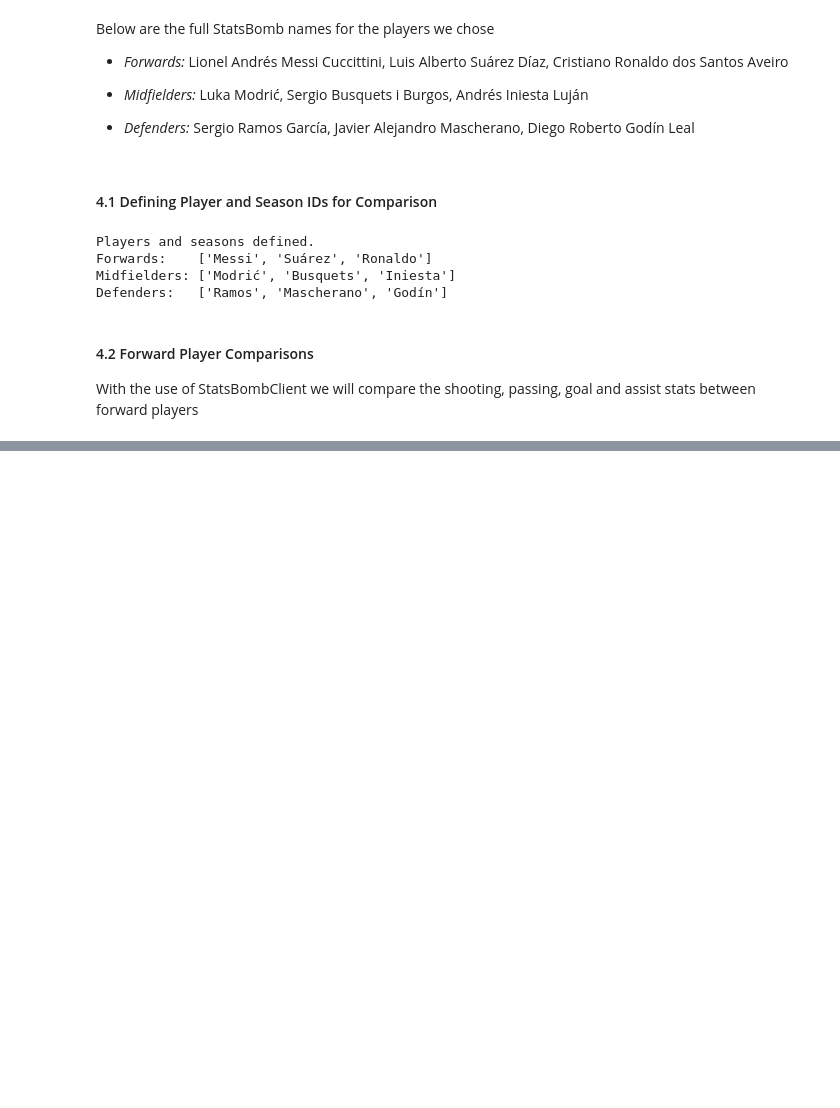
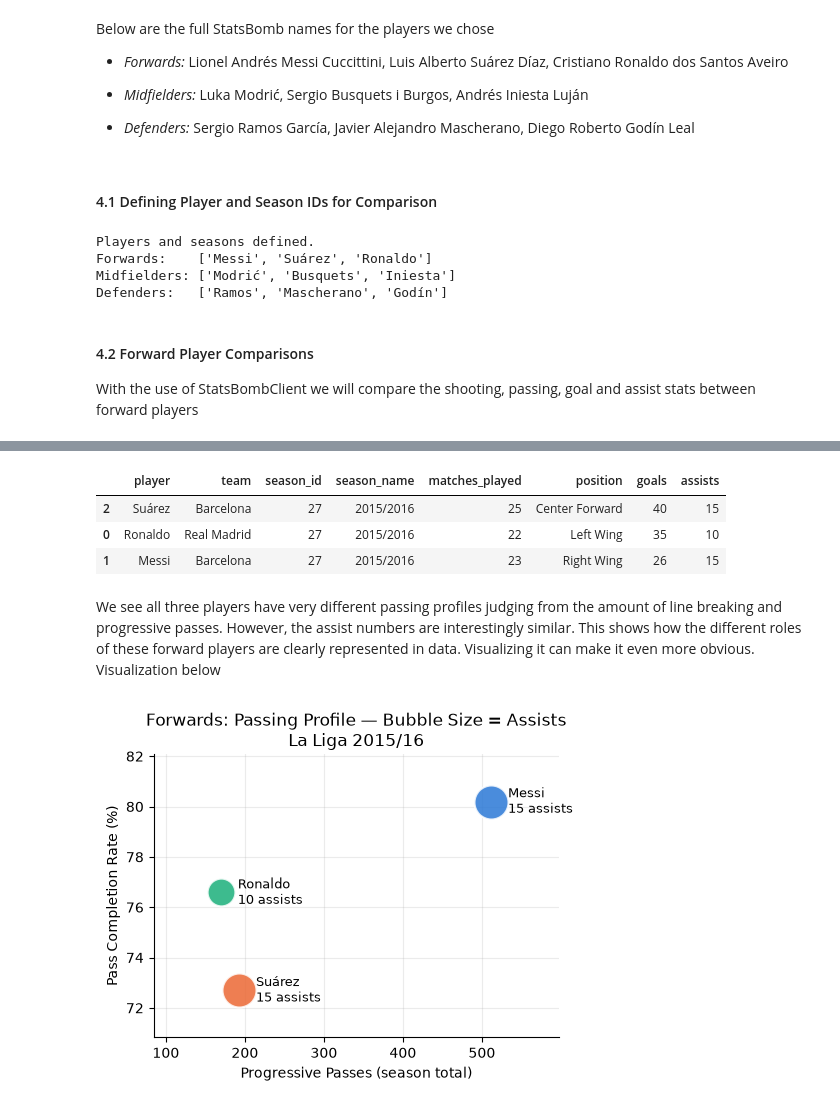
Before and after one commit to leventdusunceli/football_analytics, a Jupyter notebook: notebooks/football_analytics_demo.ipynb, the cells around one changed output, grey strips where cells are left out. Drawn from its saved outputs; the diff is of its cells as text; code cells hidden in the pictures; blank space fills up the shorter version.

```diff
--- a/notebooks/football_analytics_demo.ipynb
+++ b/notebooks/football_analytics_demo.ipynb
@@ -398,0 +452,9 @@ ConnectionError: HTTPSConnectionPool(host='raw.githubusercontent.com', port=443)
+# %%
+forward_passing = sb_client.get_player_passing_season(
+    competition_id=COMPETITION_ID,
+    season_ids=SEASON_ID,
+    players=FORWARDS,
+)
+forward_passing["player"] = forward_passing["player"].map(PLAYER_LABELS)
+
+forward_passing.sort_values("passes", ascending=False)
@@ -398,0 +466,54 @@ ConnectionError: HTTPSConnectionPool(host='raw.githubusercontent.com', port=443)
+# %%
+forward_goals_assists = sb_client.get_player_goals_assists_season(
+    competition_id=COMPETITION_ID,
+    season_ids=SEASON_ID,
+    players=FORWARDS,
+)
+forward_goals_assists["player"] = forward_goals_assists["player"].map(PLAYER_LABELS)
+forward_goals_assists.sort_values("goals", ascending=False)
+# %% [output]
+|  | player | team | season_id | season_name | matches_played | position | goals | assists |
+| 2 | Suárez | Barcelona | 27 | 2015/2016 | 25 | Center Forward | 40 | 15 |
+| 0 | Ronaldo | Real Madrid | 27 | 2015/2016 | 22 | Left Wing | 35 | 10 |
+| 1 | Messi | Barcelona | 27 | 2015/2016 | 23 | Right Wing | 26 | 15 |
+# %% [markdown]
+We see all three players have very different passing profiles judging from the amount of line breaking and progressive passes. However, the assist numbers are interestingly similar.  This shows how the different roles of these forward players are clearly represented in data.  Visualizing it can make it even more obvious.  Visualization below
+# %%
+forward_passing_profile = forward_passing.merge(
+    forward_goals_assists[["player", "team", "assists"]],
+    on=["player", "team"],
+)
+
+fig, ax = plt.subplots(figsize=(5, 4))
+
+for _, row in forward_passing_profile.iterrows():
+    ax.scatter(
+        row["progressive_passes"],
+        row["completion_rate"],
+        s=row["assists"] * 40,  # bubble area encodes assists
+        color=PLAYER_COLORS[row["player"]],
+        alpha=0.85,
+        edgecolors="white",
+        linewidths=1.5,
+        zorder=3,
+    )
+    ax.annotate(
+        f"{row['player']}\n{row['assists']} assists",
+        (row["progressive_passes"], row["completion_rate"]),
+        xytext=(12, 0),
+        textcoords="offset points",
+        va="center",
+        fontsize=9,
+    )
+
+ax.margins(0.25)
+ax.set_xlabel("Progressive Passes (season total)")
+ax.set_ylabel("Pass Completion Rate (%)")
+ax.set_title("Forwards: Passing Profile — Bubble Size = Assists\nLa Liga 2015/16")
+ax.grid(True, alpha=0.25, zorder=0)
+ax.spines[["top", "right"]].set_visible(False)
+
+plt.tight_layout()
+plt.show()
+# %% [output]
+[figure, added]
```
Also changed, not shown: parts of 8 cells of this notebook.
